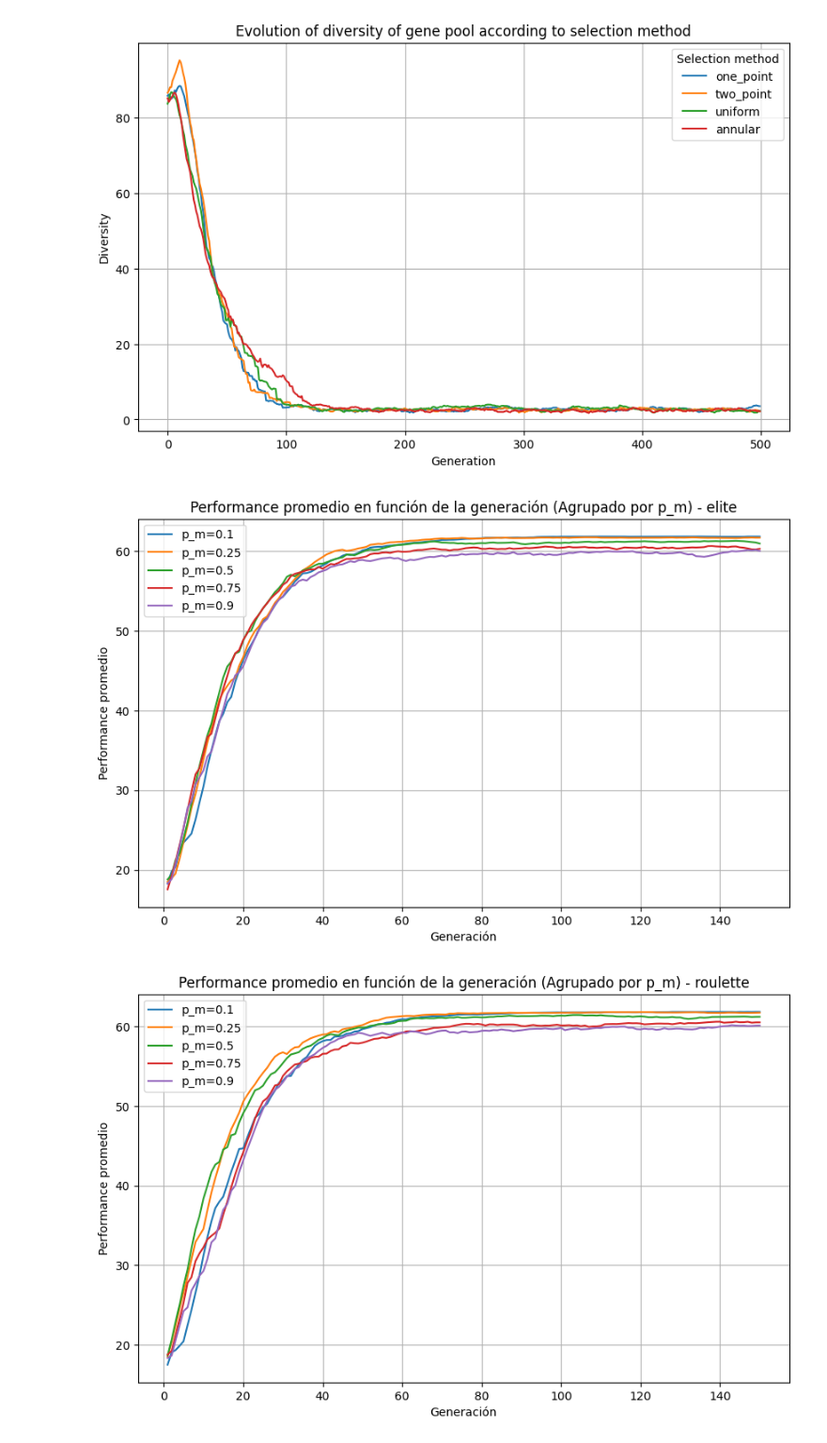
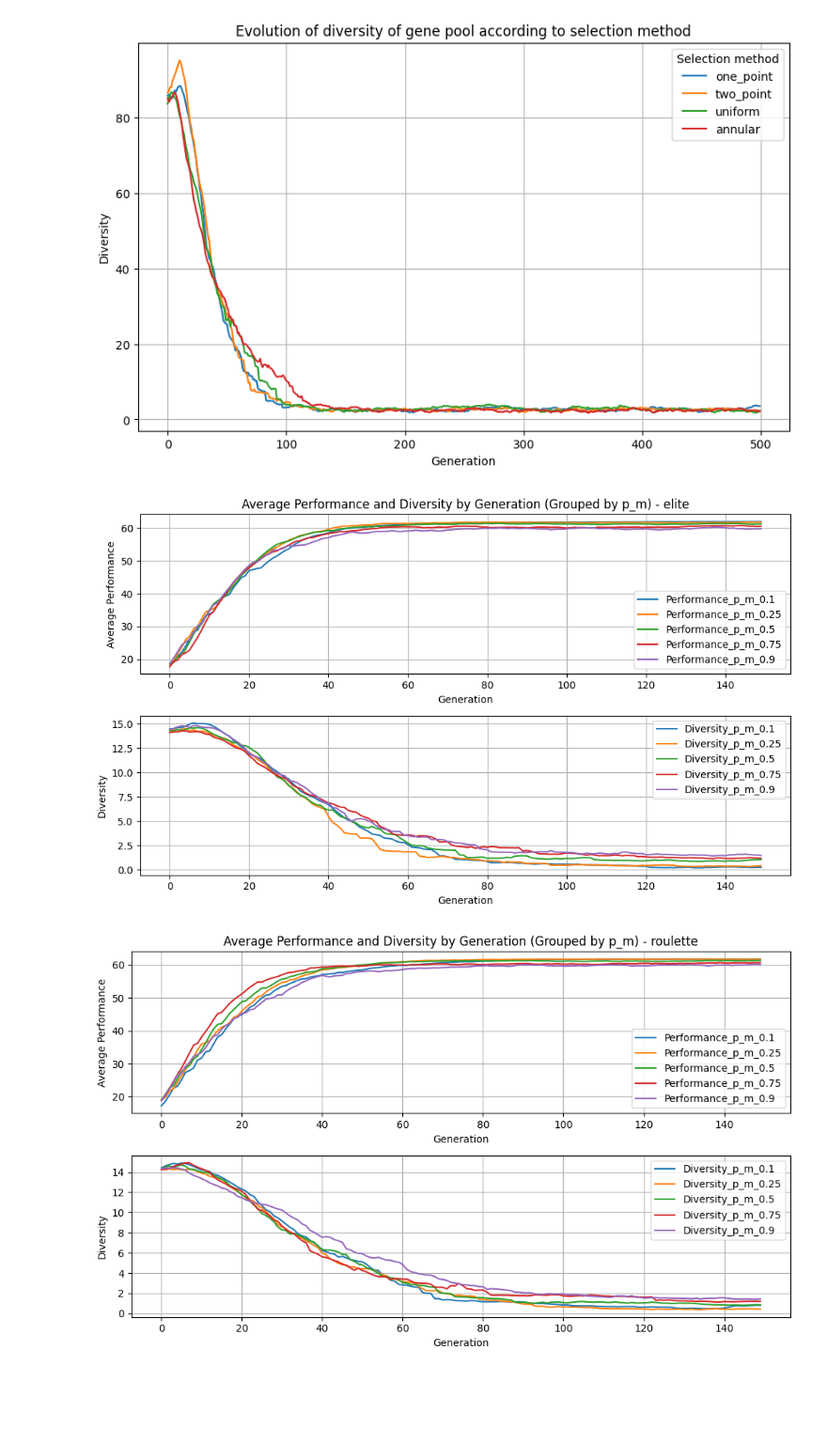
Before and after one commit to tristanff/SIA-TP2, a Jupyter notebook: analysis/analysis.ipynb, the cells around one changed output. Shown at 94% size. Saved outputs shown, nothing was run; the diff lists cells and outputs as text; code cells hidden in the pictures; blank space fills up the shorter version.

Commit message:
Changed Json to CSV et and added display of Diversity

```diff
--- a/analysis/analysis.ipynb
+++ b/analysis/analysis.ipynb
@@ -204,30 +204,45 @@ plt.show()
 # %% [output]
 [figure]
 # %%
-import json
+import pandas as pd
 import matplotlib.pyplot as plt
 
 selection_methods = ['elite', 'roulette', 'universal', 'boltzmann', 'deterministic_tournament', 'probabilistic_tournament', 'ranking']
 
 for selection_method in selection_methods:
-    output_filename = f"output_{selection_method}.json"
+    data_file = f"data_{selection_method}.csv"
 
-    with open(output_filename, "r") as fp:
-        data = json.load(fp)
+    data_df = pd.read_csv(data_file, index_col='Generation')
 
     plt.figure(figsize=(10, 6))
-    plt.title(f"Performance promedio en función de la generación (Agrupado por p_m) - {selection_method}")
-    plt.xlabel("Generación")
-    plt.ylabel("Performance promedio")
 
-    for p_m, performances in data.items():
-        # Take only the first 400 generation points
-        generations = range(1, min(len(performances) + 1, 151))  # Limit to 400 points
-        plt.plot(generations, performances[:150], label=f"p_m={p_m}")
+    # Plot performances
+    plt.subplot(2, 1, 1)
+    plt.title(f"Average Performance and Diversity by Generation (Grouped by p_m) - {selection_method}")
+    plt.xlabel("Generation")
+    plt.ylabel("Average Performance")
+
+    for column in data_df.columns:
+        if column.startswith('Performance'):
+            plt.plot(data_df.index[:150], data_df[column][:150], label=column)
 
     plt.legend()
     plt.grid()
+
+    # Plot diversities
+    plt.subplot(2, 1, 2)
+    plt.xlabel("Generation")
+    plt.ylabel("Diversity")
+
+    for column in data_df.columns:
+        if column.startswith('Diversity'):
+            plt.plot(data_df.index[:150], data_df[column][:150], label=column)
+
+    plt.legend()
+    plt.grid()
+
+    plt.tight_layout()
     plt.show()
 # %% [output]
-[figure, old version]
+[figure, new version]
-[figure, old version]
+[figure, new version]
```
Also changed, not shown: parts of 1 cell of this notebook, 8 other files.
